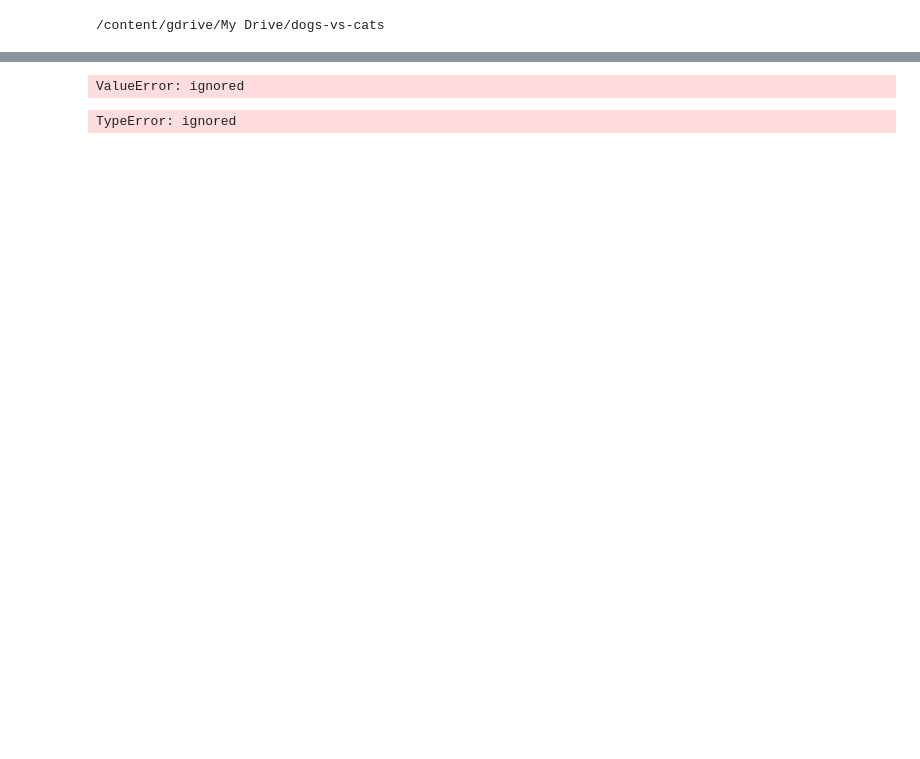
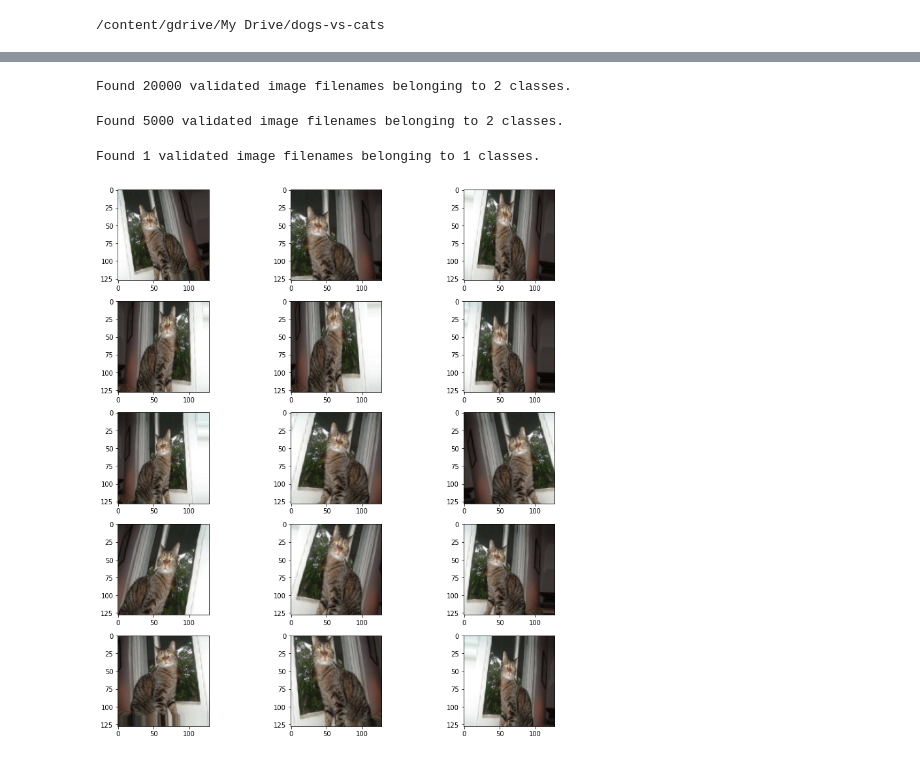
Before and after one commit to yeseul98/yeseul, a Jupyter notebook: classfication.ipynb, the cells around one changed output, grey strips where cells are left out. Saved outputs shown, nothing was run; the diff lists cells and outputs as text; code cells hidden in the pictures; blank space fills up the shorter version.

```diff
--- a/classfication.ipynb
+++ b/classfication.ipynb
@@ -158,20 +166,20 @@ train_datagen = ImageDataGenerator(
 
 train_generator = train_datagen.flow_from_dataframe(
     train_df,
-    "./input/train",
+    ".//train",
     x_col='filename',
     y_col='category',
     target_size=IMAGE_SIZE,
-    class_mode='categories',
+    class_mode='categorical',
     batch_size=batch_size
 )
 # %% [output]
-ValueError: ignored
+Found 20000 validated image filenames belonging to 2 classes.
 # %%
 validation_datagen = ImageDataGenerator(rescale=1./255)
 validation_generator = validation_datagen.flow_from_dataframe(
     validate_df,
-    "./input/train",
+    ".//train",
     x_col = 'filename',
     y_col = 'category',
     target_size=IMAGE_SIZE,
@@ -179,25 +187,29 @@ validation_generator = validation_datagen.flow_from_dataframe(
     batch_size=batch_size
 )
 # %% [output]
-TypeError: ignored
+Found 5000 validated image filenames belonging to 2 classes.
 # %%
 example_df = train_df.sample(n=1).reset_index(drop=True)
 example_generator = train_datagen.flow_from_dataframe(
     example_df,
-    "./input/train",
+    ".//train",
     x_col='filename',
     y_col='category',
     target_size=IMAGE_SIZE,
     class_mode='categorical'
 )
+# %% [output]
+Found 1 validated image filenames belonging to 1 classes.
 # %%
 plt.figure(figsize=(12,12))
 for i in range(0, 15):
-  plt.shbplot(5, 3, i+1)
+  plt.subplot(5, 3, i+1)
   for x_batch, y_batch in example_generator:
     image = x_batch[0]
     plt.imshow(image)
     break
 plt.tight_layout()
 plt.show()
+# %% [output]
+[figure, added]
 # %%
```
Also changed, not shown: parts of 15 cells of this notebook.
